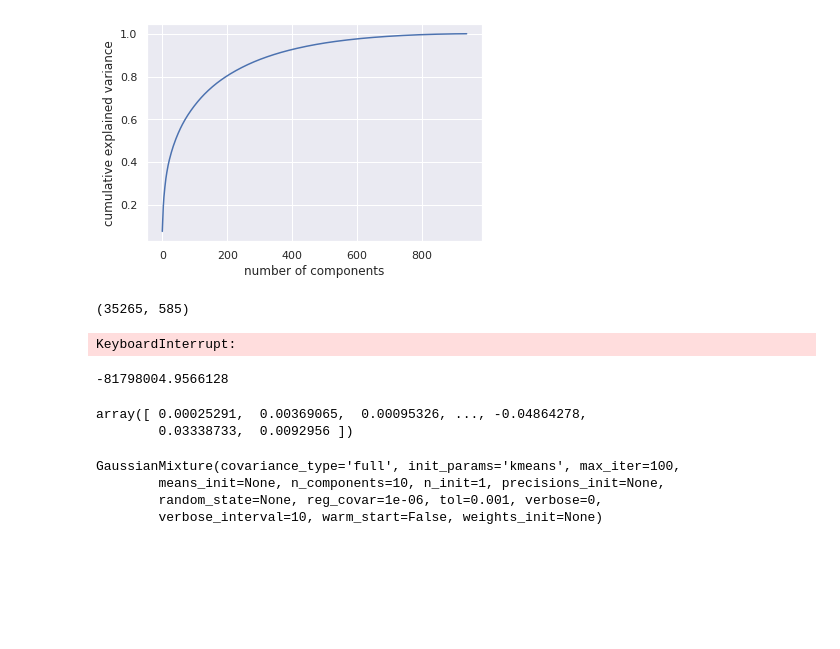
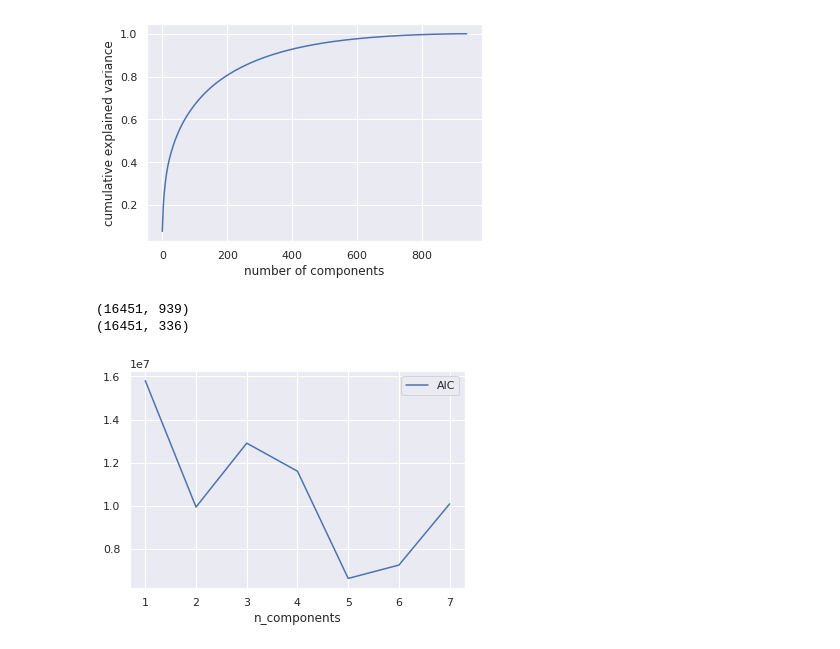
Before and after one commit to lucasvanmeter/Building-Netrunner-Decks-with-Machine-Learning, a Jupyter notebook: analysis.ipynb, the cells around one changed output. Cells and saved outputs as stored; diff of their text form; code cells hidden in the pictures; blank space fills up the shorter version.

```diff
--- a/analysis.ipynb
+++ b/analysis.ipynb
@@ -120,35 +133,29 @@ plt.ylabel('cumulative explained variance');
 # %% [output]
 [figure]
 # %%
-#probably everything broken after this.....
+#Now let's try to get a guassian mixture model
+#hopefully we will be able to make decks after this...
 
-#guassian mixture model
+X = corp_X
+y = corp_y
 
-#first reduce dimension
+#We might need to reduce dimension...
 from sklearn.decomposition import PCA
+print(X.shape)
 pca = PCA(0.9, whiten=True)
-data = pca.fit_transform(X)
-data.shape
+reduced_X = pca.fit_transform(X)
+print(reduced_X.shape)
-# %% [output]
-(35265, 585)
-# %%
-from sklearn.mixture import GaussianMixture
-gmm = GaussianMixture(n_components=10).fit(data)
-# %% [output]
-KeyboardInterrupt:
-# %%
-gmm.bic(data)
-# %% [output]
--81798004.9566128
-# %%
-deck_new[0]
-# %% [output]
-array([ 0.00025291,  0.00369065,  0.00095326, ..., -0.04864278,
-        0.03338733,  0.0092956 ])
-# %%
-gmm
-# %% [output]
-GaussianMixture(covariance_type='full', init_params='kmeans', max_iter=100,
-        means_init=None, n_components=10, n_init=1, precisions_init=None,
-        random_state=None, reg_covar=1e-06, tol=0.001, verbose=0,
-        verbose_interval=10, warm_start=False, weights_init=None)
+# %%
+#Find the correct number of components for GMM
+from sklearn.mixture import GaussianMixture
+n_components = np.arange(1, 8)
+models = [GaussianMixture(n, covariance_type='full').fit(reduced_X)
+          for n in n_components]
+
+plt.plot(n_components, [m.aic(reduced_X) for m in models], label='AIC')
+plt.legend(loc='best')
+plt.xlabel('n_components');
+# %% [output]
+(16451, 939)
+(16451, 336)
+[figure, added]
```
Also changed, not shown: parts of 10 cells of this notebook, 2 other files.
